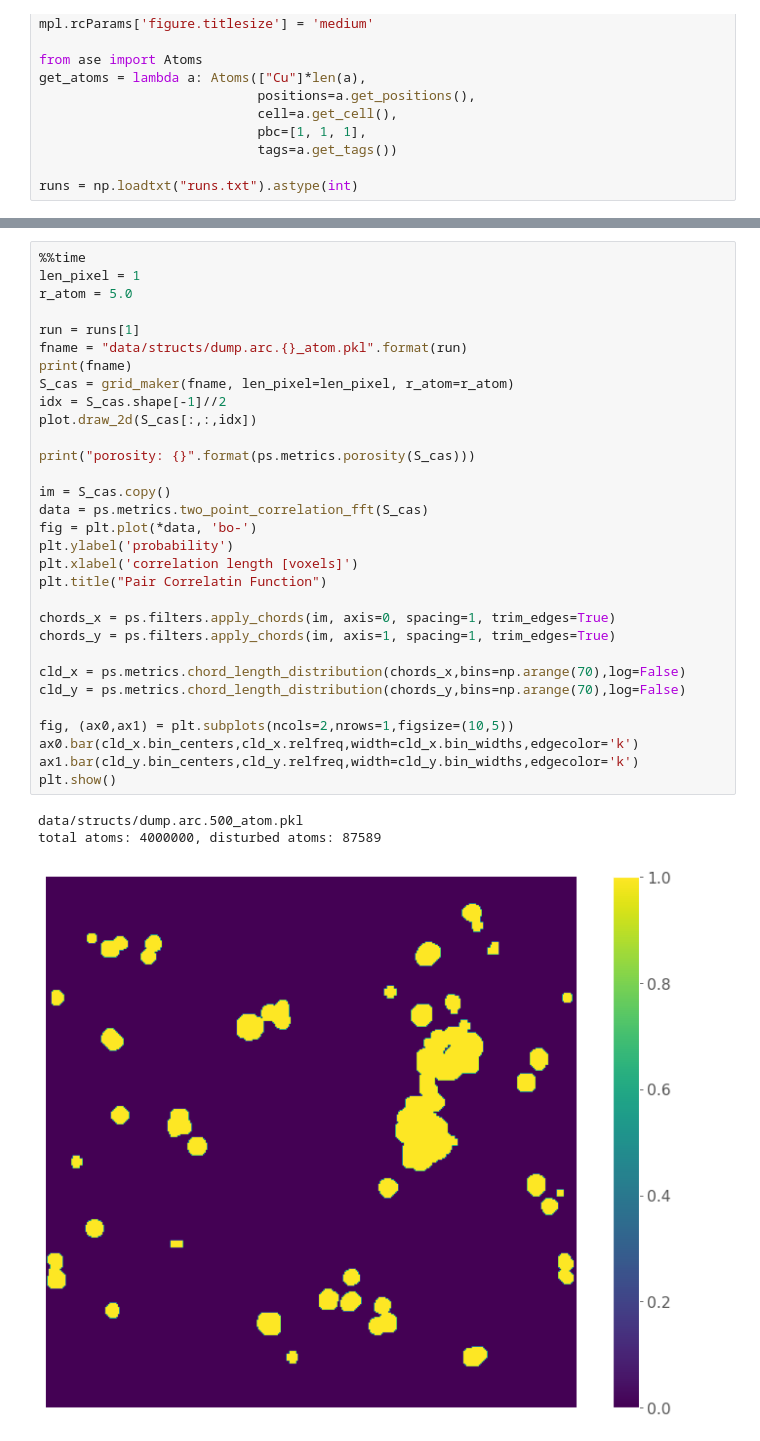
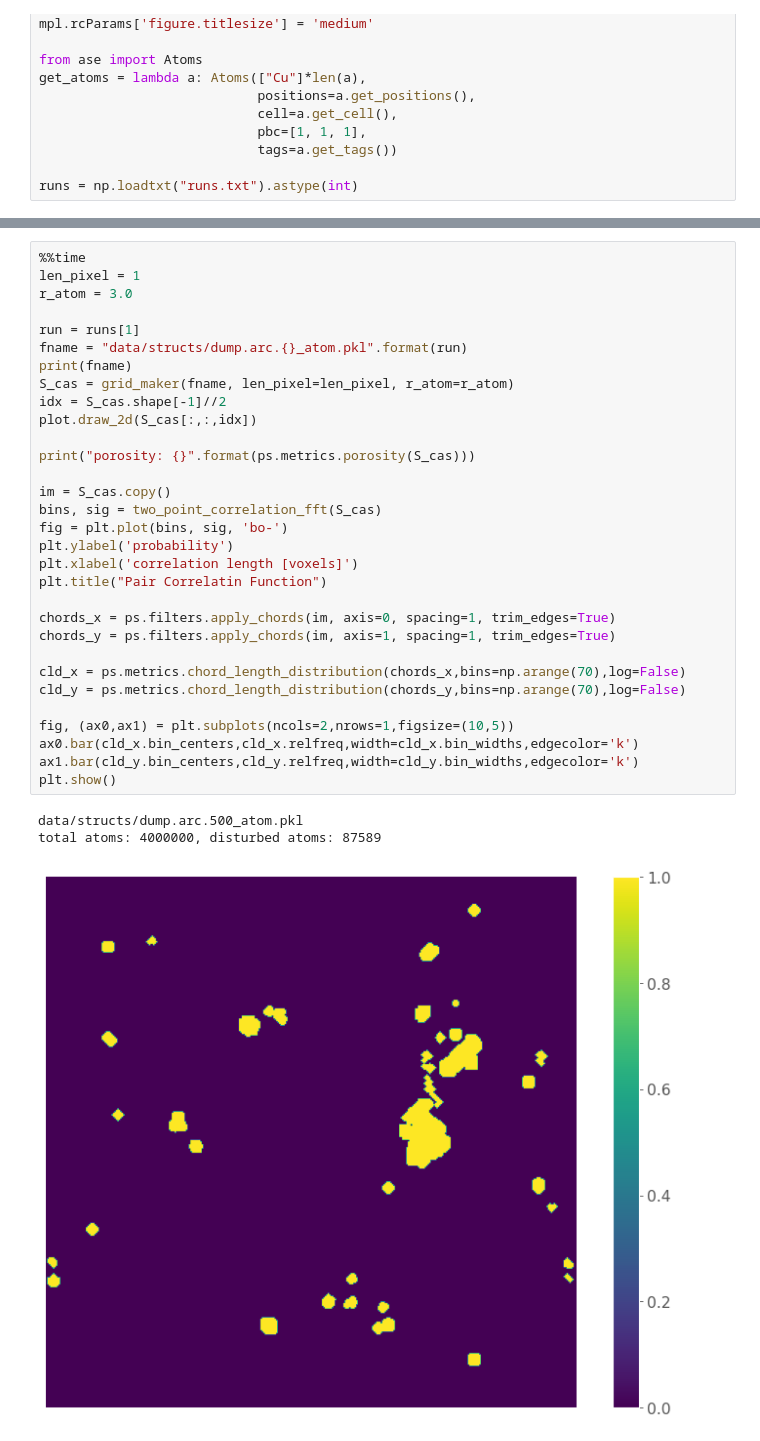
Before and after one commit to auag92/collision, a Jupyter notebook: nbks-grid-based-porosity-analysis.ipynb, the cells around one changed output, grey strips where cells are left out. Cells and saved outputs as stored; diff of their text form.

```diff
--- a/nbks-grid-based-porosity-analysis.ipynb
+++ b/nbks-grid-based-porosity-analysis.ipynb
@@ -134,35 +222,35 @@ Wall time: 2.8 s
 # %%
 %%time
 len_pixel = 1
-r_atom = 5.0
+r_atom = 3.0
 
 run = runs[1]
 fname = "data/structs/dump.arc.{}_atom.pkl".format(run)
 print(fname)
 S_cas = grid_maker(fname, len_pixel=len_pixel, r_atom=r_atom)
 idx = S_cas.shape[-1]//2
 plot.draw_2d(S_cas[:,:,idx])
 
 print("porosity: {}".format(ps.metrics.porosity(S_cas)))
 
 im = S_cas.copy()
-data = ps.metrics.two_point_correlation_fft(S_cas)
-fig = plt.plot(*data, 'bo-')
+bins, sig = two_point_correlation_fft(S_cas)
+fig = plt.plot(bins, sig, 'bo-')
 plt.ylabel('probability')
 plt.xlabel('correlation length [voxels]')
 plt.title("Pair Correlatin Function")
 
 chords_x = ps.filters.apply_chords(im, axis=0, spacing=1, trim_edges=True)
 chords_y = ps.filters.apply_chords(im, axis=1, spacing=1, trim_edges=True)
 
 cld_x = ps.metrics.chord_length_distribution(chords_x,bins=np.arange(70),log=False)
 cld_y = ps.metrics.chord_length_distribution(chords_y,bins=np.arange(70),log=False)
 
 fig, (ax0,ax1) = plt.subplots(ncols=2,nrows=1,figsize=(10,5))
 ax0.bar(cld_x.bin_centers,cld_x.relfreq,width=cld_x.bin_widths,edgecolor='k')
 ax1.bar(cld_y.bin_centers,cld_y.relfreq,width=cld_y.bin_widths,edgecolor='k')
 plt.show()
 # %% [output]
 data/structs/dump.arc.500_atom.pkl
 total atoms: 4000000, disturbed atoms: 87589
-[figure, old version]
+[figure, new version]
```
Also changed, not shown: parts of 8 cells of this notebook, 18 other files.
